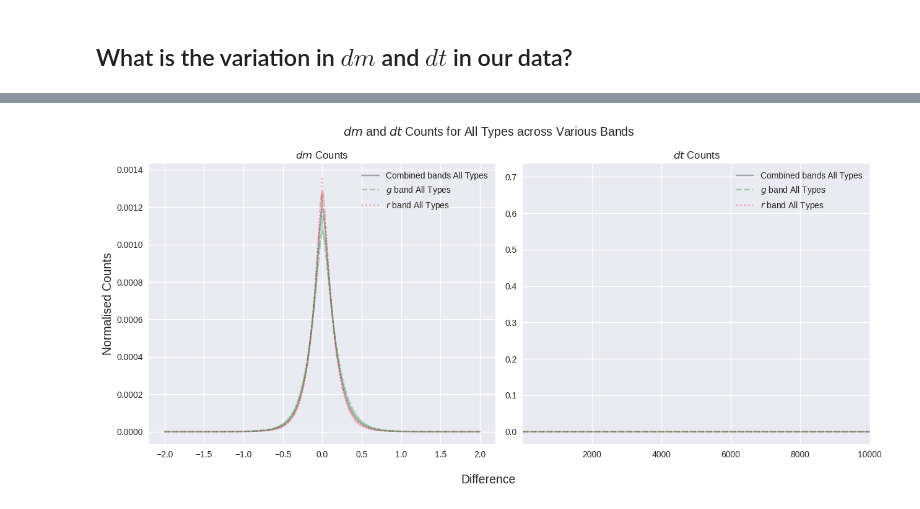
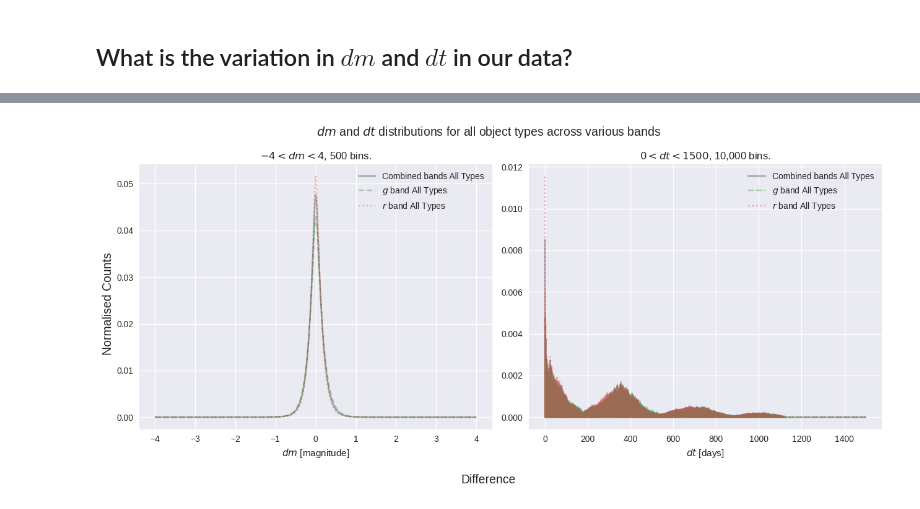
Before and after one commit to sjshamsi/Thesis, a Jupyter notebook: Misc/magnitude_variation.ipynb, the cells around one changed output, grey strips where cells are left out. Drawn from its saved outputs; the diff is of its cells as text; code cells hidden in the pictures.

```diff
--- a/Misc/magnitude_variation.ipynb
+++ b/Misc/magnitude_variation.ipynb
@@ -19 +29,11 @@ all_lightcurves = pd.read_parquet(filtered_lightcurves_file)
+# %%
+all_lightcurves = pd.read_parquet(filtered_lightcurves_file)
+
+dm_min, dm_max = -4, 4
+dt_min, dt_max = 0, 1500
+dm_nbins = 500
+dt_nbins = 10_000
+
+dm_bins = np.linspace(dm_min, dm_max, dm_nbins)
+dt_bins = np.linspace(dt_min, dt_max, dt_nbins)
 # %%
@@ -86,36 +77,42 @@ del dt_df
+# %%
+dm_df = pd.read_pickle(f'/home/shoaib/Thesis/Misc/dm_{dm_min}_{dm_max}_{dm_nbins}.pkl')
+dt_df = pd.read_pickle(f'/home/shoaib/Thesis/Misc/dt_{dt_min}_{dt_max}_{dt_nbins}.pkl')
 # %%
 dm_hists_all_types = dm_df['cadence_histogram'].sum()
 g_dm_hists_all_types = dm_df[dm_df['band'] == 'g']['cadence_histogram'].sum()
 r_dm_hists_all_types = dm_df[dm_df['band'] == 'r']['cadence_histogram'].sum()
 
 dt_hists_all_types = dt_df['cadence_histogram'].sum()
 g_dt_hists_all_types = dt_df[dt_df['band'] == 'g']['cadence_histogram'].sum()
 r_dt_hists_all_types = dt_df[dt_df['band'] == 'r']['cadence_histogram'].sum()
 
 dm_bin_centres = [(dm_bins[i + 1] + dm_bins[i]) / 2 for i in range(len(dm_bins) - 1)]
 dt_bin_centres = [(dt_bins[i + 1] + dt_bins[i]) / 2 for i in range(len(dt_bins) - 1)]
 
 fig, axs = plt.subplots(nrows=1, ncols=2, figsize=(13, 6))
 
 axs[0].plot(dm_bin_centres, dm_hists_all_types / dm_hists_all_types.sum(), color='k', label='Combined bands All Types', alpha=0.3)
 axs[0].plot(dm_bin_centres, g_dm_hists_all_types / g_dm_hists_all_types.sum(), color='g', label='$g$ band All Types', alpha=0.3, linestyle='--')
 axs[0].plot(dm_bin_centres, r_dm_hists_all_types / r_dm_hists_all_types.sum(), color='r', label='$r$ band All Types', alpha=0.3, linestyle=':')
-axs[0].set_title('$dm$ Counts')
+axs[0].set_title(f'${dm_min} < dm < {dm_max}$, {dm_nbins:,} bins.')
+axs[0].set_xlabel('$dm$ [magnitude]')
 
 axs[1].plot(dt_bin_centres, dt_hists_all_types / dt_hists_all_types.sum(), color='k', label='Combined bands All Types', alpha=0.3)
 axs[1].plot(dt_bin_centres, g_dt_hists_all_types / g_dt_hists_all_types.sum(), color='g', label='$g$ band All Types', alpha=0.3, linestyle='--')
 axs[1].plot(dt_bin_centres, r_dt_hists_all_types / r_dt_hists_all_types.sum(), color='r', label='$r$ band All Types', alpha=0.3, linestyle=':')
-axs[1].set_title('$dt$ Counts')
+axs[1].set_title(f'${dt_min} < dt < {dt_max}$, {dt_nbins:,} bins.')
+axs[1].set_xlabel('$dt$ [days]')
+
 # axs[1].set_xlim(20, 10_000)
 
 for ax in axs:
     ax.legend()
 
-fig.suptitle('$dm$ and $dt$ Counts for All Types across Various Bands', size=14)
+fig.suptitle('$dm$ and $dt$ distributions for all object types across various bands', size=14)
 fig.supylabel('Normalised Counts', size=14)
 fig.supxlabel('Difference', size=14)
 
 plt.tight_layout()
 plt.show()
 # %% [output]
-[figure, old version]
+[figure, new version]
```
Also changed, not shown: parts of 19 cells of this notebook, 7 other files.
